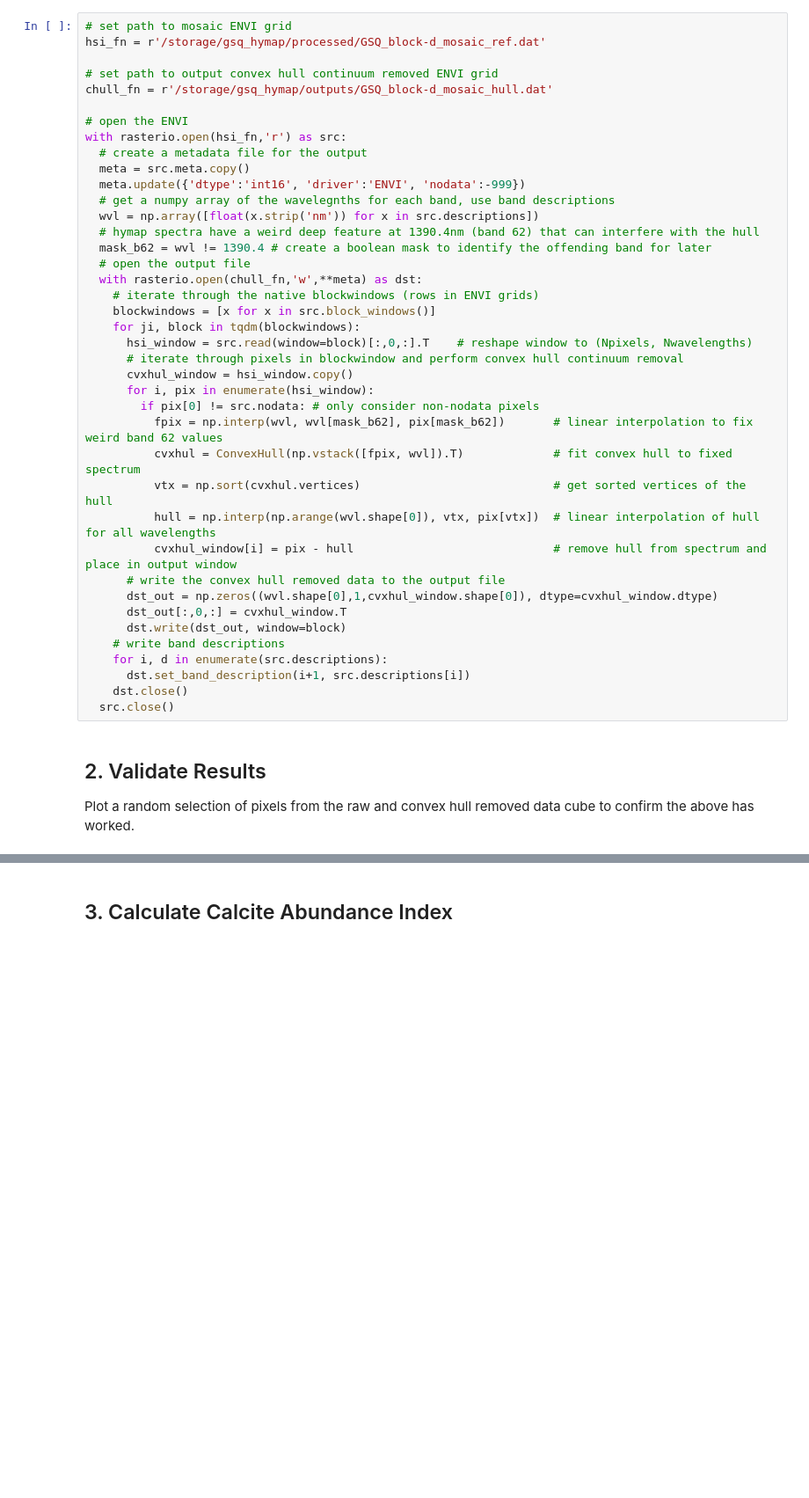
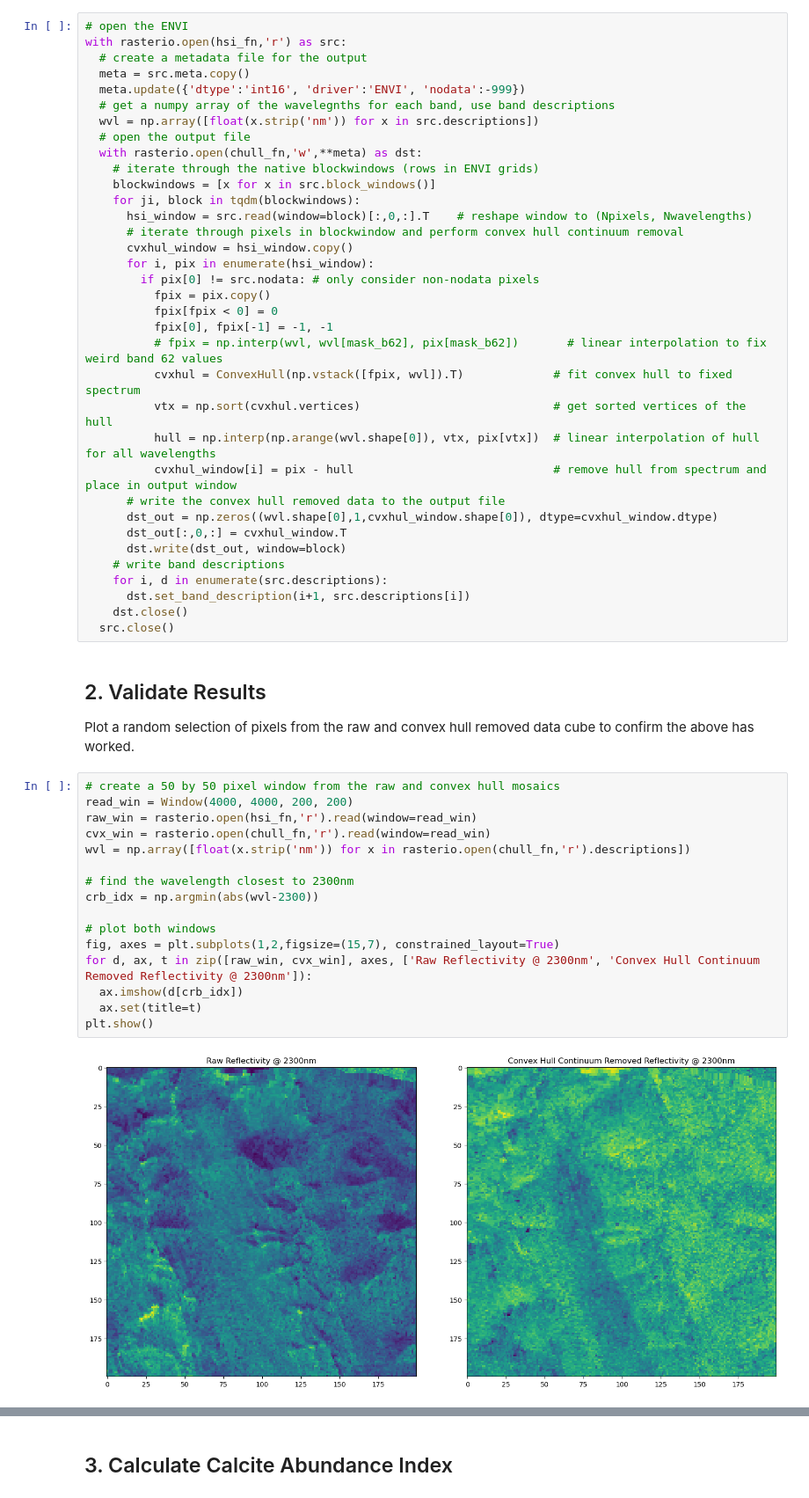
Before and after one commit to Solve-Geosolutions/gsq_hymap, a Jupyter notebook: codes/03_convex_hull_computation.ipynb, the cells around one changed output, grey strips where cells are left out. Shown at 88% size. Saved outputs shown, nothing was run; the diff lists cells and outputs as text; blank space fills up the shorter version.

```diff
--- a/codes/03_convex_hull_computation.ipynb
+++ b/codes/03_convex_hull_computation.ipynb
@@ -24,10 +31,4 @@ This is a pretty slow workflow that runs a pixel-wise convex hull removal proces
 # %%
-# set path to mosaic ENVI grid
-hsi_fn = r'/storage/gsq_hymap/processed/GSQ_block-d_mosaic_ref.dat'
-
-# set path to output convex hull continuum removed ENVI grid
-chull_fn = r'/storage/gsq_hymap/outputs/GSQ_block-d_mosaic_hull.dat'
-
 # open the ENVI
 with rasterio.open(hsi_fn,'r') as src:
   # create a metadata file for the output
@@ -35,8 +36,6 @@ with rasterio.open(hsi_fn,'r') as src:
   meta.update({'dtype':'int16', 'driver':'ENVI', 'nodata':-999})
   # get a numpy array of the wavelegnths for each band, use band descriptions
   wvl = np.array([float(x.strip('nm')) for x in src.descriptions])
-  # hymap spectra have a weird deep feature at 1390.4nm (band 62) that can interfere with the hull
-  mask_b62 = wvl != 1390.4 # create a boolean mask to identify the offending band for later
   # open the output file
   with rasterio.open(chull_fn,'w',**meta) as dst:
     # iterate through the native blockwindows (rows in ENVI grids)
@@ -47,7 +46,10 @@ with rasterio.open(hsi_fn,'r') as src:
       cvxhul_window = hsi_window.copy()
       for i, pix in enumerate(hsi_window):
         if pix[0] != src.nodata: # only consider non-nodata pixels
-          fpix = np.interp(wvl, wvl[mask_b62], pix[mask_b62])       # linear interpolation to fix weird band 62 values
+          fpix = pix.copy()
+          fpix[fpix < 0] = 0
+          fpix[0], fpix[-1] = -1, -1
+          # fpix = np.interp(wvl, wvl[mask_b62], pix[mask_b62])       # linear interpolation to fix weird band 62 values
           cvxhul = ConvexHull(np.vstack([fpix, wvl]).T)             # fit convex hull to fixed spectrum
           vtx = np.sort(cvxhul.vertices)                            # get sorted vertices of the hull
           hull = np.interp(np.arange(wvl.shape[0]), vtx, pix[vtx])  # linear interpolation of hull for all wavelengths
@@ -65,3 +67,21 @@ with rasterio.open(hsi_fn,'r') as src:
 ## 2. Validate Results
 
 Plot a random selection of pixels from the raw and convex hull removed data cube to confirm the above has worked.
+# %%
+# create a 50 by 50 pixel window from the raw and convex hull mosaics
+read_win = Window(4000, 4000, 200, 200)
+raw_win = rasterio.open(hsi_fn,'r').read(window=read_win)
+cvx_win = rasterio.open(chull_fn,'r').read(window=read_win)
+wvl = np.array([float(x.strip('nm')) for x in rasterio.open(chull_fn,'r').descriptions])
+
+# find the wavelength closest to 2300nm
+crb_idx = np.argmin(abs(wvl-2300))
+
+# plot both windows
+fig, axes = plt.subplots(1,2,figsize=(15,7), constrained_layout=True)
+for d, ax, t in zip([raw_win, cvx_win], axes, ['Raw Reflectivity @ 2300nm', 'Convex Hull Continuum Removed Reflectivity @ 2300nm']):
+  ax.imshow(d[crb_idx])
+  ax.set(title=t)
+plt.show()
+# %% [output]
+[figure, added]
```
Also changed, not shown: parts of 5 cells of this notebook.
